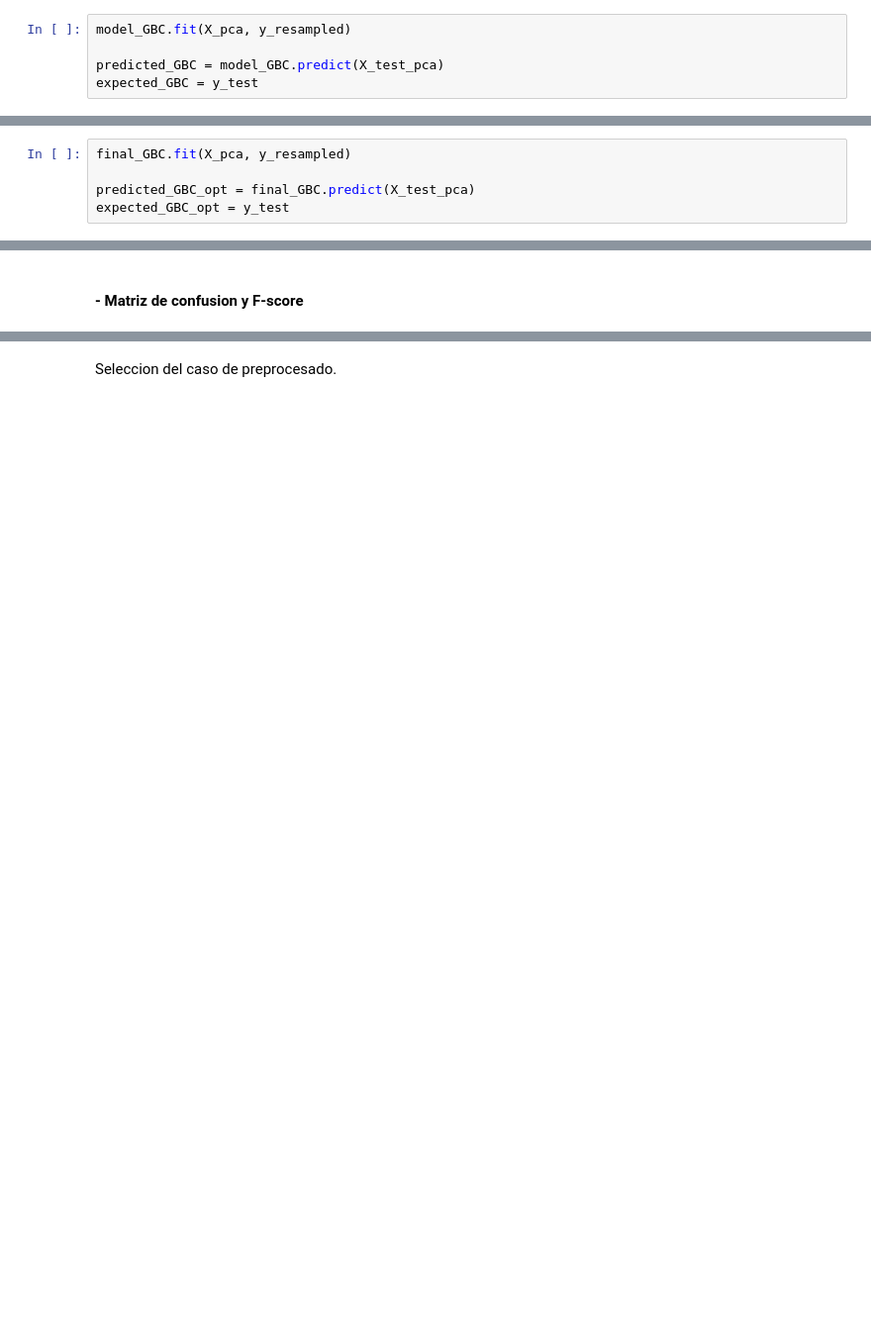
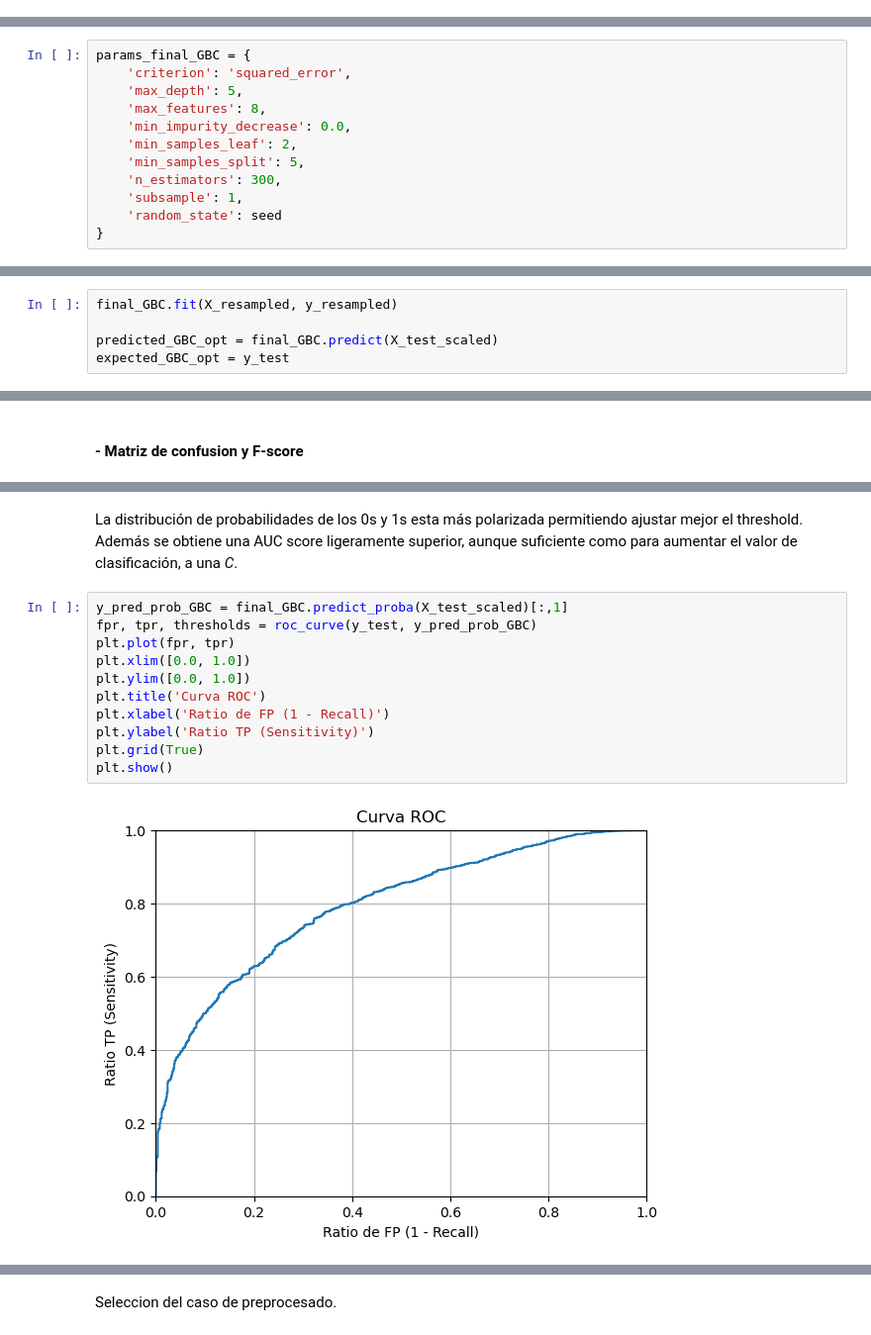
Before and after one commit to Tehedor/Reto1_ML-ABID, a Jupyter notebook: 6_Entrenamiento_y_evaluacion_v2.ipynb, the cells around one changed output, grey strips where cells are left out. Shown at 99% size. Drawn from its saved outputs; the diff is of its cells as text; blank space fills up the shorter version.

```diff
--- a/6_Entrenamiento_y_evaluacion_v2.ipynb
+++ b/6_Entrenamiento_y_evaluacion_v2.ipynb
@@ -1068,5 +861,0 @@ Entrenamos el modelo y comprobamos su exactitud.
-# %%
-model_GBC.fit(X_pca, y_resampled)
-
-predicted_GBC = model_GBC.predict(X_test_pca)
-expected_GBC = y_test
@@ -1297,3 +914,15 @@ params_final_GBC = {
+# %%
+params_final_GBC = {
+    'criterion': 'squared_error',
+    'max_depth': 5,
+    'max_features': 8,
+    'min_impurity_decrease': 0.0,
+    'min_samples_leaf': 2,
+    'min_samples_split': 5,
+    'n_estimators': 300,
+    'subsample': 1,
+    'random_state': seed
+}
 # %% [markdown]
 Definimos el modelo desagregando el diccionario.
 # %%
@@ -1305,5 +932,5 @@ Entrenamos el modelo y comprobamos su exactitud.
 # %%
-final_GBC.fit(X_pca, y_resampled)
+final_GBC.fit(X_resampled, y_resampled)
 
-predicted_GBC_opt = final_GBC.predict(X_test_pca)
+predicted_GBC_opt = final_GBC.predict(X_test_scaled)
 expected_GBC_opt = y_test
@@ -1395,0 +959,15 @@ En nuestro caso el mejor caso es el 6 o el 4 si nos fijamos en el f1 score de lo
+# %% [markdown]
+La distribución de probabilidades de los 0s y 1s esta más polarizada permitiendo ajustar mejor el threshold. Además se obtiene una AUC score ligeramente superior, aunque suficiente como para aumentar el valor de clasificación, a una *C*.
+# %%
+y_pred_prob_GBC = final_GBC.predict_proba(X_test_scaled)[:,1]
+fpr, tpr, thresholds = roc_curve(y_test, y_pred_prob_GBC)
+plt.plot(fpr, tpr)
+plt.xlim([0.0, 1.0])
+plt.ylim([0.0, 1.0])
+plt.title('Curva ROC')
+plt.xlabel('Ratio de FP (1 - Recall)')
+plt.ylabel('Ratio TP (Sensitivity)')
+plt.grid(True)
+plt.show()
+# %% [output]
+[figure, added]
```
Also changed, not shown: parts of 350 cells of this notebook.
